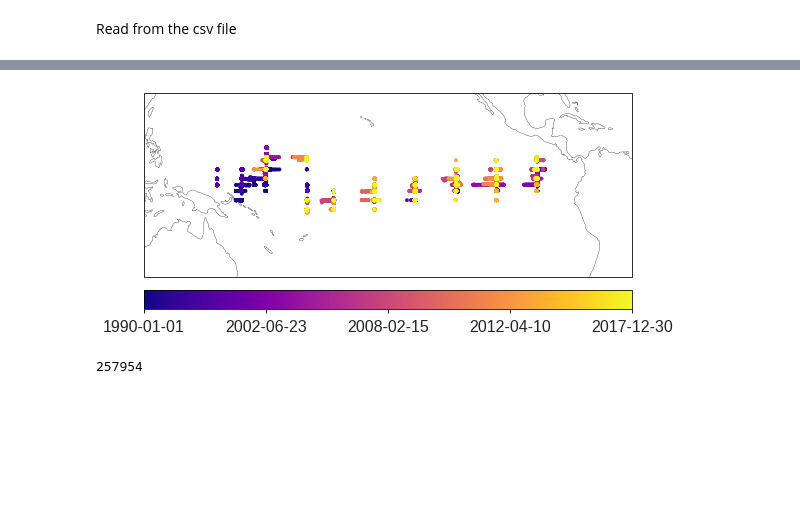
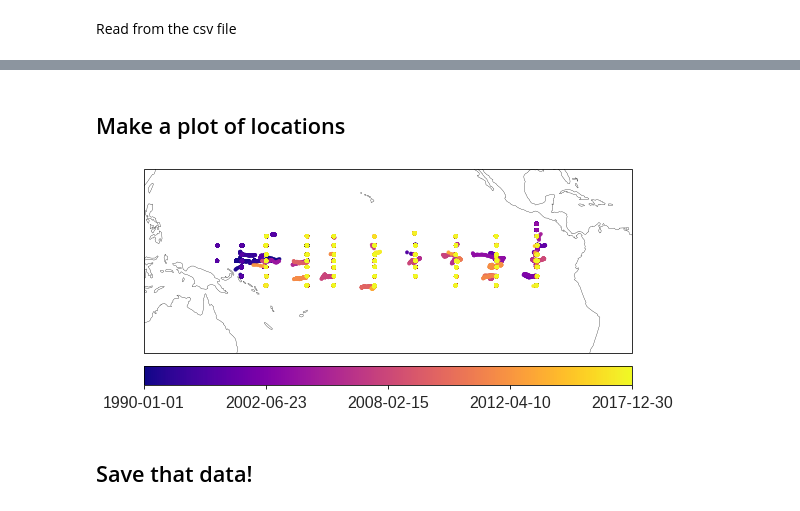
Before and after one commit to timothyas/eccov4-euc, a Jupyter notebook: insitu/read_tao_from_csv.ipynb, the cells around one changed output, grey strips where cells are left out. Cells and saved outputs as stored; diff of their text form; code cells hidden in the pictures; blank space fills up the shorter version.

Commit message:
finally ... got tao data used in eccov4r4

```diff
--- a/insitu/read_tao_from_csv.ipynb
+++ b/insitu/read_tao_from_csv.ipynb
@@ -40,0 +169,8 @@ Plot
+# %%
+dslist = []
+for tao in alldata:
+    dslist.append(make_dataset(tao))
+# %%
+ds = xr.concat(dslist, dim='time')
+# %%
+ds = ds.sortby('time')
@@ -41,24 +182,24 @@ Plot
+# %% [markdown]
+## Make a plot of locations
 # %%
-ticks = np.linspace(0,len(tao['date'])-1,5)
-ticklabels = [tao_sorted['date'][int(tt)] for tt in ticks]
+ticks = np.linspace(0,len(ds['time'])-1,5)
+ticklabels = [str(ds['time'].values[int(tt)])[:10] for tt in ticks]
 # %%
 fig, ax = plt.subplots(constrained_layout=True,
                        subplot_kw={'projection':ccrs.Robinson(central_longitude=-180)})
 
 ax.set_extent([-240, -60, -30, 30], crs=ccrs.PlateCarree())
 
-mappable = ax.scatter(tao_sorted['Longitude'],tao_sorted['Latitude'], c=range(len(tao_sorted['date'])),
+mappable = ax.scatter(ds['lon'],ds['lat'], c=range(len(ds['time'])),
                       marker='.',
                       cmap='plasma',
                       transform=ccrs.PlateCarree())
 ax.coastlines()
 cbar = fig.colorbar(mappable,ticks=ticks, orientation='horizontal')
-cbar.ax.set_xticklabels(ticklabels)
+cbar.ax.set_xticklabels(ticklabels);
 
 fig.savefig('../figures/tao_locations.jpg',bbox_inches='tight',dpi=300)
 # %% [output]
-[figure, old version]
+[figure, new version]
-# %%
-print(len(tao['date']))
-# %% [output]
-257954
+# %% [markdown]
+## Save that data!
```
Also changed, not shown: parts of 19 cells of this notebook, 5 other files.
